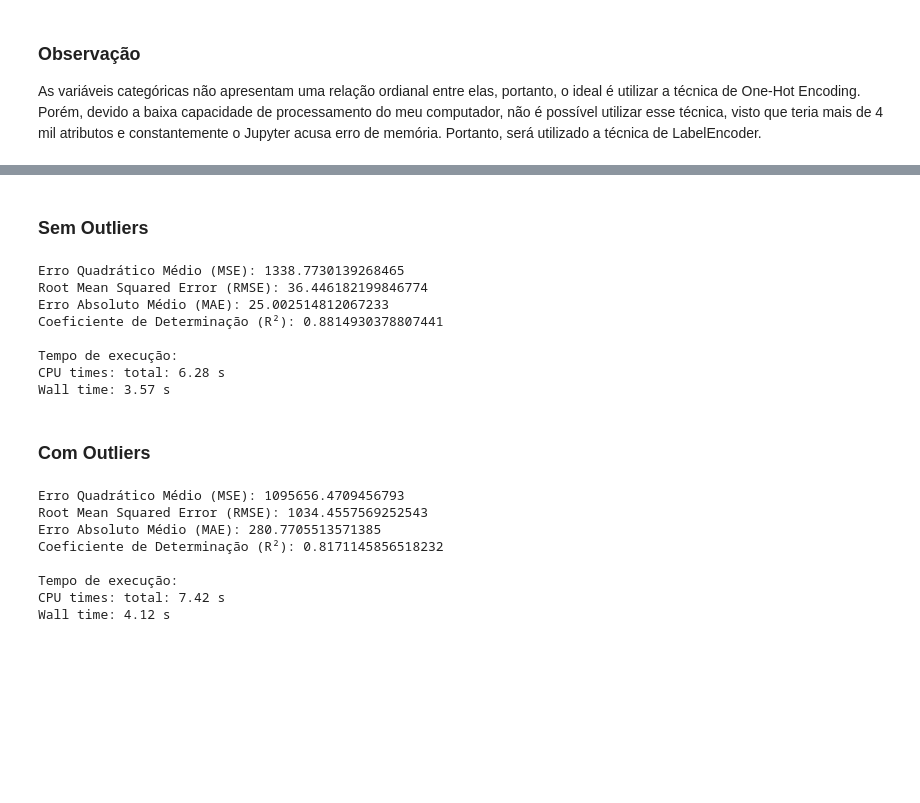
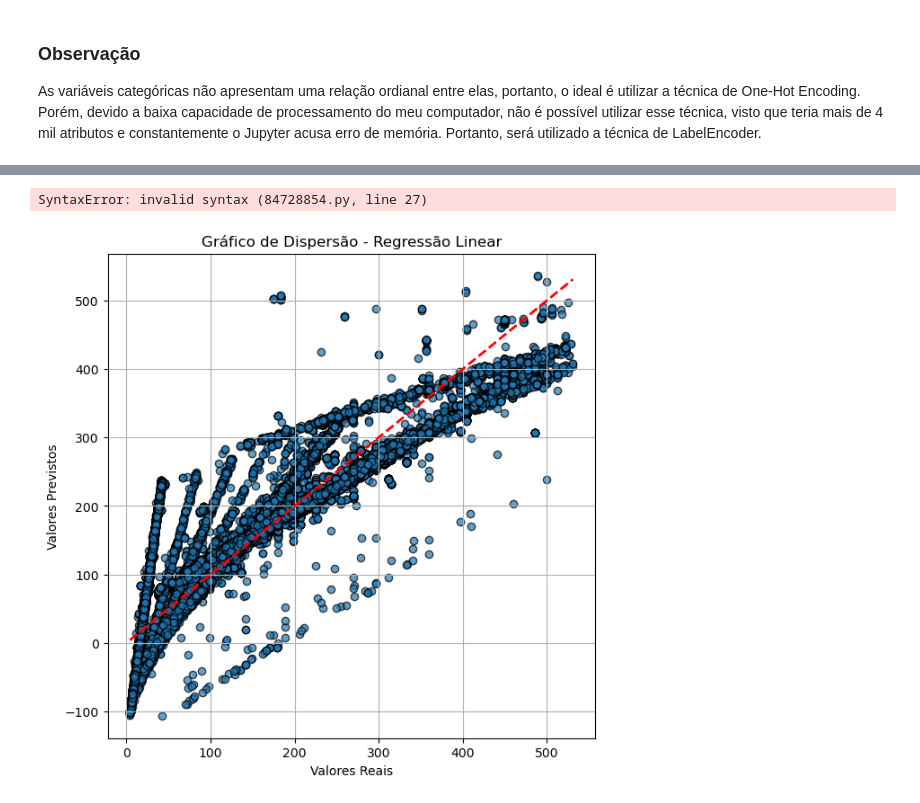
Before and after one commit to PedroLauton/ml-projeto, a Jupyter notebook: Projeto_Aprendizado_Máquina.ipynb, the cells around one changed output, grey strips where cells are left out. Saved outputs shown, nothing was run; the diff lists cells and outputs as text; code cells hidden in the pictures; blank space fills up the shorter version.

```diff
--- a/Projeto_Aprendizado_Máquina.ipynb
+++ b/Projeto_Aprendizado_Máquina.ipynb
@@ -353,77 +679,39 @@ Abaixo encontra-se o aprendizado por regressão linear, com e sem outliers.
-# %% [markdown]
-### Sem Outliers
 # %%
 %%time
 
 from sklearn.preprocessing import StandardScaler
-from sklearn.model_selection import cross_val_score, cross_validate
+from sklearn.model_selection import cross_val_score, cross_validate, cross_val_predict
 from sklearn.linear_model import LinearRegression
-from sklearn.metrics import mean_squared_error, mean_absolute_error, r2_score
+from sklearn.metrics import mean_squared_error, mean_absolute_error, r2_score, make_scorer
 
 y_rl = df_HY_VEE_no_outliers['Sale']
-x_rl = df_HY_VEE_no_outliers.drop(columns=['Sale', 'BottleVolume_ml'])
+x_rl = df_HY_VEE_no_outliers.drop(columns=['Sale', 'BottleVolume_ml', 'Pack', 'ItemDescription', 'CategoryName', 'month', 'day'])
 
 padronizacao = StandardScaler()
 x_rl = padronizacao.fit_transform(x_rl)
 
 ln = LinearRegression()
 
-mse_scores = cross_val_score(ln, x_rl, y_rl, cv=10, scoring='neg_mean_squared_error')
-rmse_scores = np.sqrt(-mse_scores)
-mae_scores = cross_val_score(ln, x_rl, y_rl, cv=10, scoring='neg_mean_absolute_error')
-r2_scores = cross_val_score(ln, x_rl, y_rl, cv=10, scoring='r2')
+y_rl_pred = cross_val_predict(ln, x_rl, y_rl, cv=10)
 
-print(f"Erro Quadrático Médio (MSE): {-np.mean(mse_scores)}")
-print(f"Root Mean Squared Error (RMSE): {np.mean(rmse_scores)}")
-print(f"Erro Absoluto Médio (MAE): {-np.mean(mae_scores)}")
-print(f"Coeficiente de Determinação (R²): {np.mean(r2_scores)}")
-print(f"\nTempo de execução:")
+print(f"Erro Quadrático Médio (MSE): {mean_squared_error(y_rl, y_rl_pred)}")
+print(f"Root Mean Squared Error (RMSE): {np.sqrt(mean_squared_error(y_rl, y_rl_pred))}")
+print(f"Erro Absoluto Médio (MAE): {mean_absolute_error(y_rl, y_rl_pred)}")
+print(f"Coeficiente de Determinação (R²): {r2_score(y_rl, y_rl_pred)}")
+print(f"\nTempo de execução: ")
 # %% [output]
-Erro Quadrático Médio (MSE): 1338.7730139268465
-Root Mean Squared Error (RMSE): 36.446182199846774
-Erro Absoluto Médio (MAE): 25.002514812067233
-Coeficiente de Determinação (R²): 0.8814930378807441
-
-Tempo de execução:
-CPU times: total: 6.28 s
-Wall time: 3.57 s
+SyntaxError: invalid syntax (84728854.py, line 27)
-# %% [markdown]
-### Com Outliers
-# %%
-%%time
-
-from sklearn.preprocessing import StandardScaler
-from sklearn.model_selection import cross_val_score, cross_validate
-from sklearn.linear_model import LinearRegression
-from sklearn.metrics import mean_squared_error, mean_absolute_error, r2_score, make_scorer
-
-y_rl = df_HY_VEE_full['Sale']
-x_rl = df_HY_VEE_full.drop(columns=['Sale', 'BottleVolume_ml', 'StateBottleCost', 'StateBottleRetail'])
-
-padronizacao = StandardScaler()
-x_rl = padronizacao.fit_transform(x_rl)
-
-ln = LinearRegression()
-
-mse_scores = cross_val_score(ln, x_rl, y_rl, cv=10, scoring='neg_mean_squared_error')
-rmse_scores = np.sqrt(-mse_scores)
-mae_scores = cross_val_score(ln, x_rl, y_rl, cv=10, scoring='neg_mean_absolute_error')
-r2_scores = cross_val_score(ln, x_rl, y_rl, cv=10, scoring='r2')
-
-print(f"Erro Quadrático Médio (MSE): {-np.mean(mse_scores)}")
-print(f"Root Mean Squared Error (RMSE): {np.mean(rmse_scores)}")
-print(f"Erro Absoluto Médio (MAE): {-np.mean(mae_scores)}")
-print(f"Coeficiente de Determinação (R²): {np.mean(r2_scores)}")
-print(f"\nTempo de execução:")
-# %% [output]
-Erro Quadrático Médio (MSE): 1095656.4709456793
-Root Mean Squared Error (RMSE): 1034.4557569252543
-Erro Absoluto Médio (MAE): 280.7705513571385
-Coeficiente de Determinação (R²): 0.8171145856518232
-
-Tempo de execução:
-CPU times: total: 7.42 s
-Wall time: 4.12 s
+# %%
+plt.figure(figsize=(7,7))
+plt.scatter(y_rl, y_rl_pred, alpha=0.7, edgecolor='k')
+plt.plot([y_rl.min(), y_rl.max()], [y_rl.min(), y_rl.max()], color='red', linestyle='--', linewidth=2)  # Linha de perfeição
+plt.title("Gráfico de Dispersão - Regressão Linear")
+plt.xlabel("Valores Reais")
+plt.ylabel("Valores Previstos")
+plt.grid(True)
+plt.show()
+# %% [output]
+[figure, added]
 # %% [markdown]
 ## SVR (Support Vector Regression)
 
```
Also changed, not shown: parts of 92 cells of this notebook.
